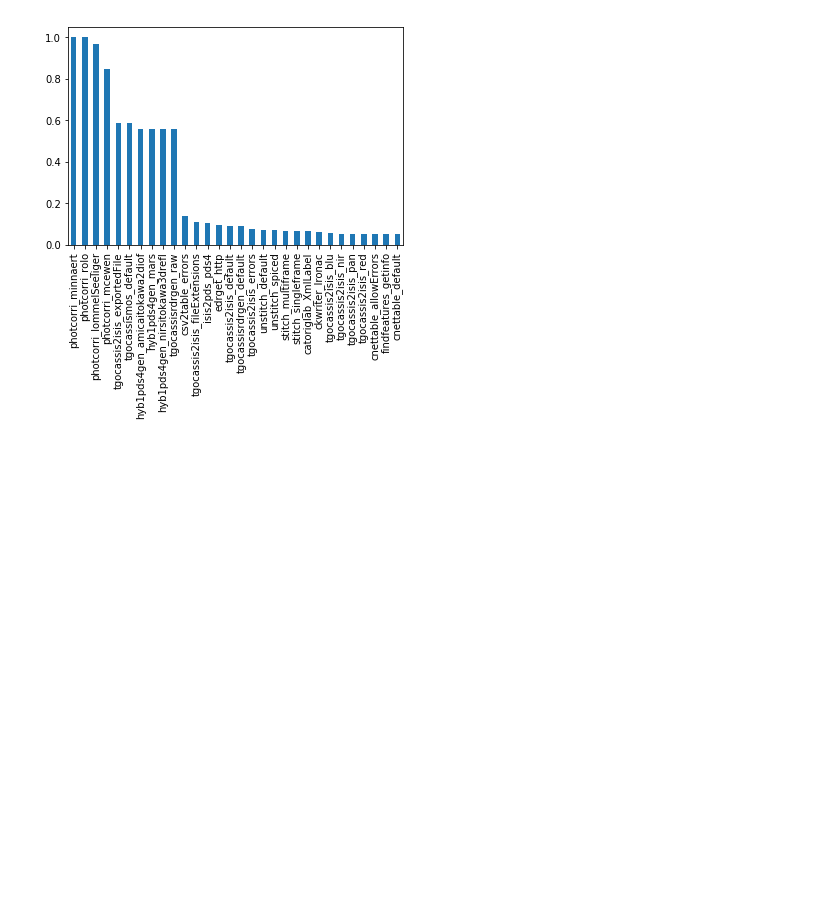
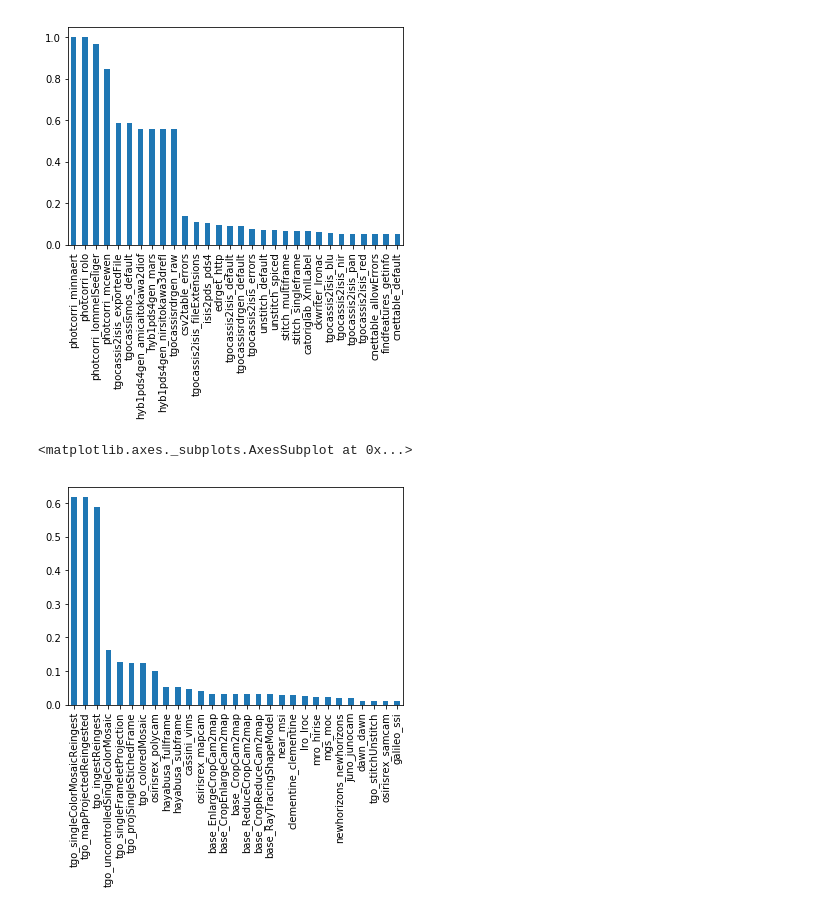
Before and after one commit to jessemapel/ISIS3_testing_analysis, a Jupyter notebook: parse_historical_logs.ipynb, the cells around one changed output. Drawn from its saved outputs; the diff is of its cells as text; code cells hidden in the pictures; blank space fills up the shorter version.

Commit message:
Added more frequencies

```diff
--- a/parse_historical_logs.ipynb
+++ b/parse_historical_logs.ipynb
@@ -88,8 +88,15 @@ Mac10_11 = "Darwin_i386_prog26"
 centos_app_df, centos_cat_df, centos_unit_df = get_test_data_frames(os.path.join(logs_dir, CentOS7))
 # %%
 centos_app_failure_frequencies = compute_failure_frequencies(centos_app_df)
+centos_cat_failure_frequencies = compute_failure_frequencies(centos_cat_df)
+centos_unit_failure_frequencies = compute_failure_frequencies(centos_unit_df)
 # %%
 centos_app_failure_frequencies.nlargest(30).plot(kind='bar')
 # %% [output]
 <matplotlib.axes._subplots.AxesSubplot at 0x...>
 [figure]
+# %%
+centos_cat_failure_frequencies.nlargest(30).plot(kind='bar')
+# %% [output]
+<matplotlib.axes._subplots.AxesSubplot at 0x...>
+[figure, added]
```
Also changed, not shown: parts of 1 cell of this notebook.
